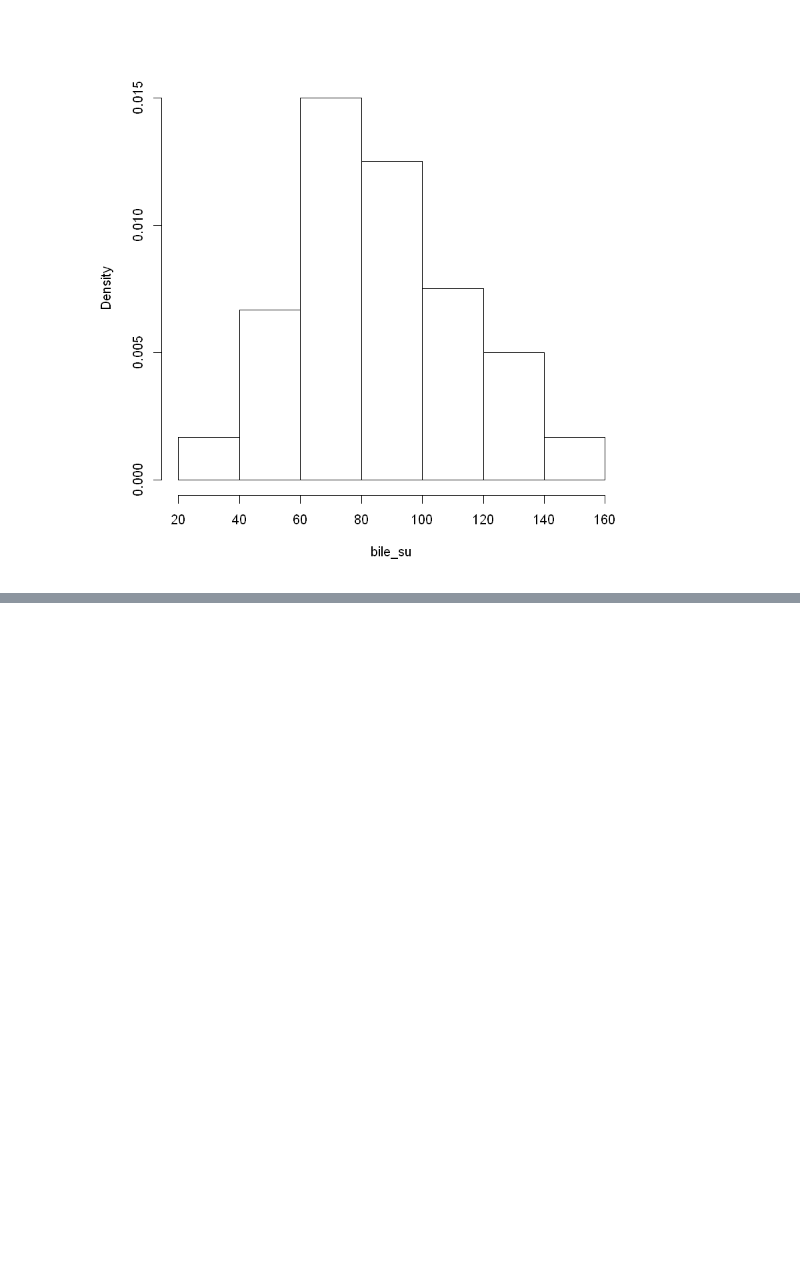
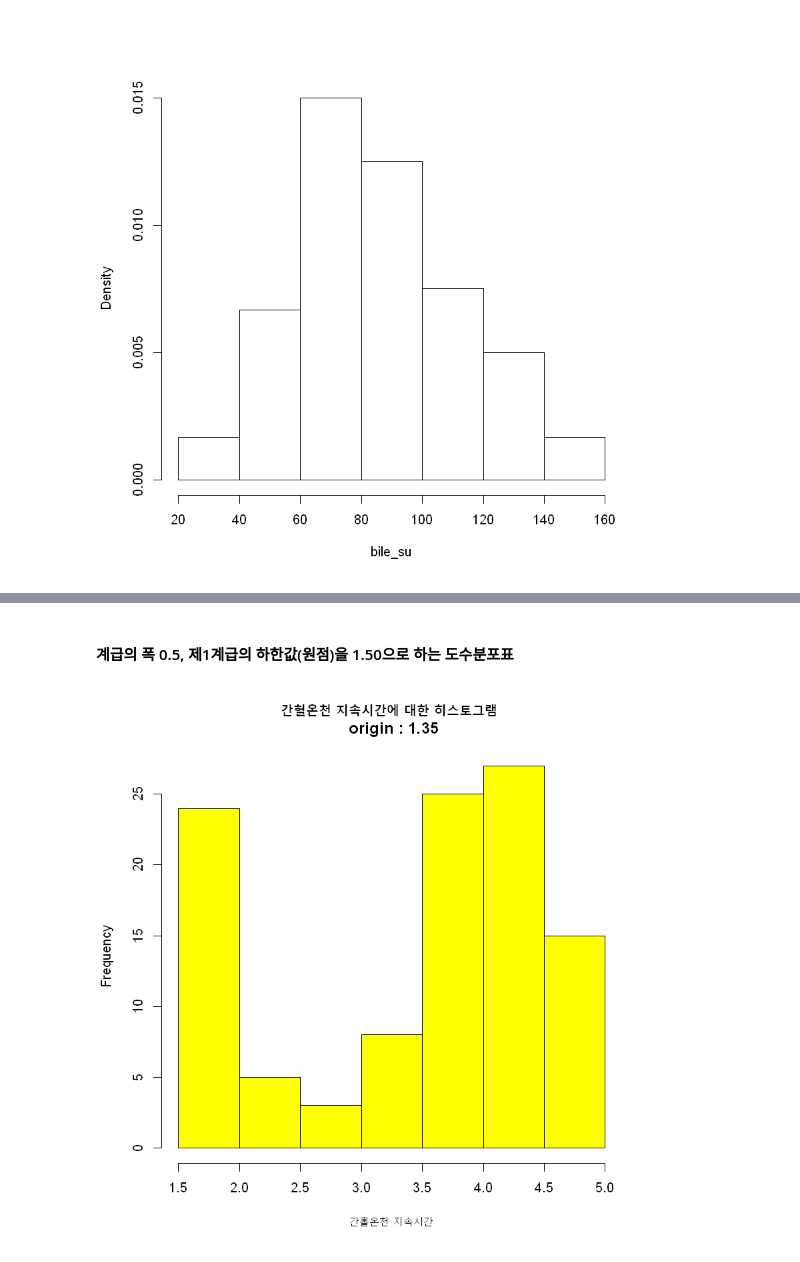
Before and after one commit to todagi/Visualization, a Jupyter notebook: R/book_'Data_Visualization'/Histogram.ipynb, the cells around one changed output, grey strips where cells are left out. Saved outputs shown, nothing was run; the diff lists cells and outputs as text; code cells hidden in the pictures; blank space fills up the shorter version.

```diff
--- a/R/book_'Data_Visualization'/Histogram.ipynb
+++ b/R/book_'Data_Visualization'/Histogram.ipynb
@@ -63,0 +134,3 @@ hist(bile_su, freq = F, main = NULL)
+# %%
+class_2 <- seq(1.5, 5.0, by = 0.5)
+class_2
@@ -63,0 +177,6 @@ hist(bile_su, freq = F, main = NULL)
+# %% [markdown]
+#### 계급의 폭 0.5, 제1계급의 하한값(원점)을 1.50으로 하는 도수분포표
+# %%
+hist(eruption, breaks = class_2, main = "간헐온천 지속시간에 대한 히스토그램 \n origin : 1.35", xlab = "간홀온천 지속시간", col = "yellow")
+# %% [output]
+[figure, added]
```
Also changed, not shown: parts of 17 cells of this notebook.
